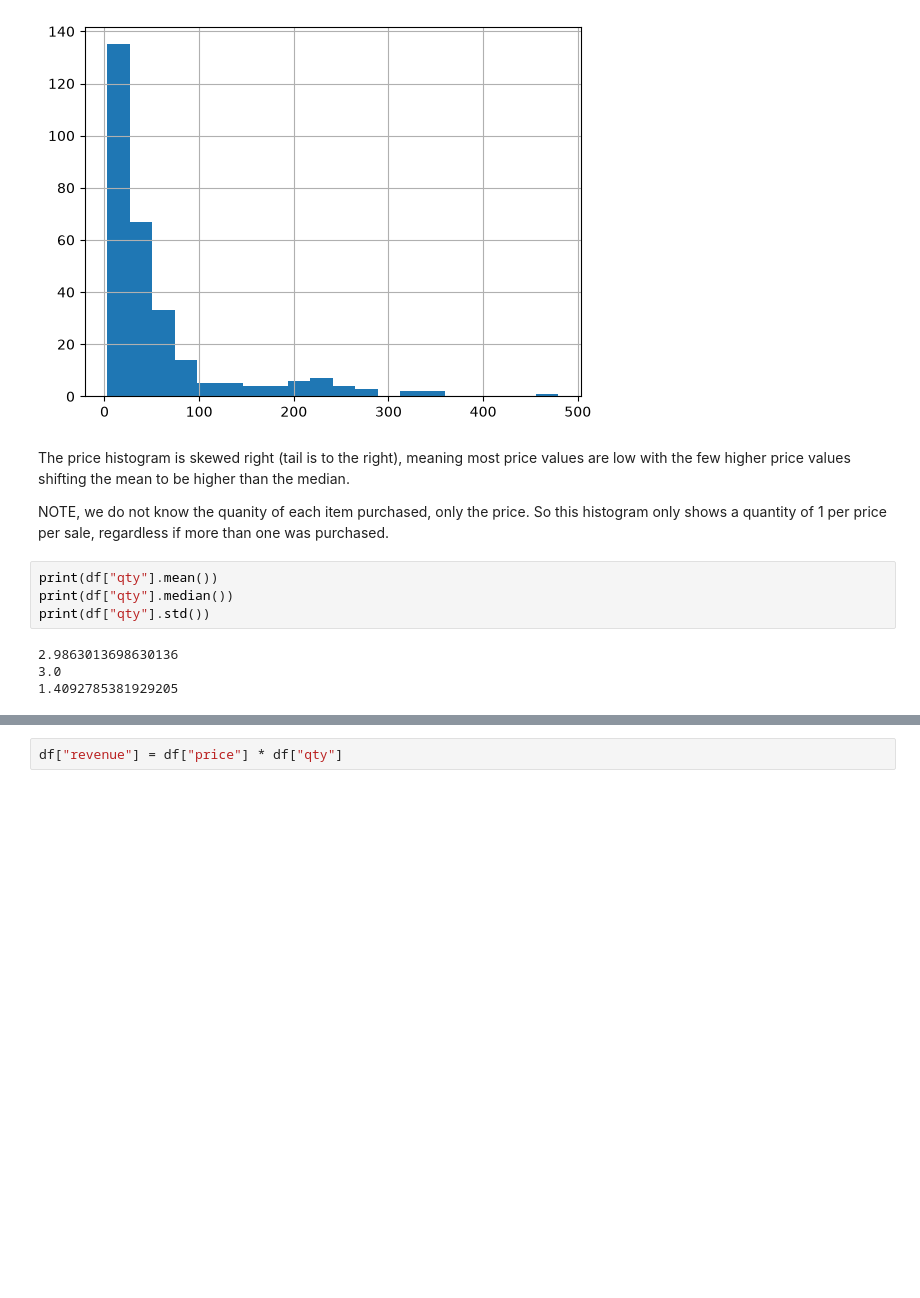
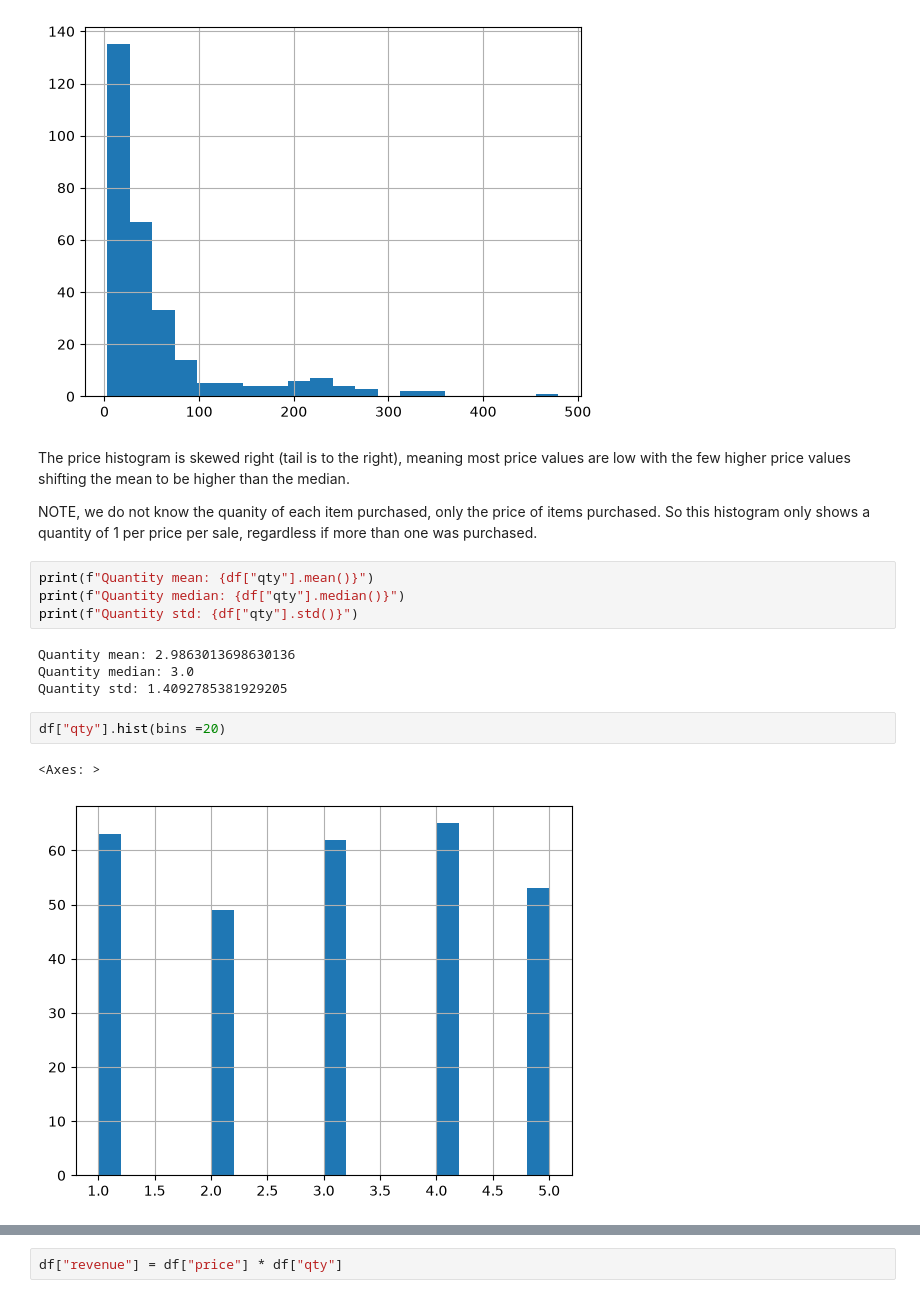
Before and after one commit to acamend/cs82a-portfolio, a Jupyter notebook: module4/Module4Lab1.ipynb, the cells around one changed output, grey strips where cells are left out. Saved outputs shown, nothing was run; the diff lists cells and outputs as text; blank space fills up the shorter version.

```diff
--- a/module4/Module4Lab1.ipynb
+++ b/module4/Module4Lab1.ipynb
@@ -92,14 +95,19 @@ df["price"].hist(bins =20)
 # %% [markdown]
 The price histogram is skewed right (tail is to the right), meaning most price values are low with the few higher price values shifting the mean to be higher than the median.
 
-NOTE, we do not know the quanity of each item purchased, only the price. So this histogram only shows a quantity of 1 per price per sale, regardless if more than one was purchased.
+NOTE, we do not know the quanity of each item purchased, only the price of items purchased. So this histogram only shows a quantity of 1 per price per sale, regardless if more than one was purchased.
 # %%
-print(df["qty"].mean())
-print(df["qty"].median())
-print(df["qty"].std())
+print(f"Quantity mean: {df["qty"].mean()}")
+print(f"Quantity median: {df["qty"].median()}")
+print(f"Quantity std: {df["qty"].std()}")
 # %% [output]
-2.9863013698630136
-3.0
-1.4092785381929205
+Quantity mean: 2.9863013698630136
+Quantity median: 3.0
+Quantity std: 1.4092785381929205
+# %%
+df["qty"].hist(bins =20)
+# %% [output]
+<Axes: >
+[figure, added]
 # %% [markdown]
 # Step 3 - Which of mean or median would you report for price, and why?
```
Also changed, not shown: parts of 8 cells of this notebook.
